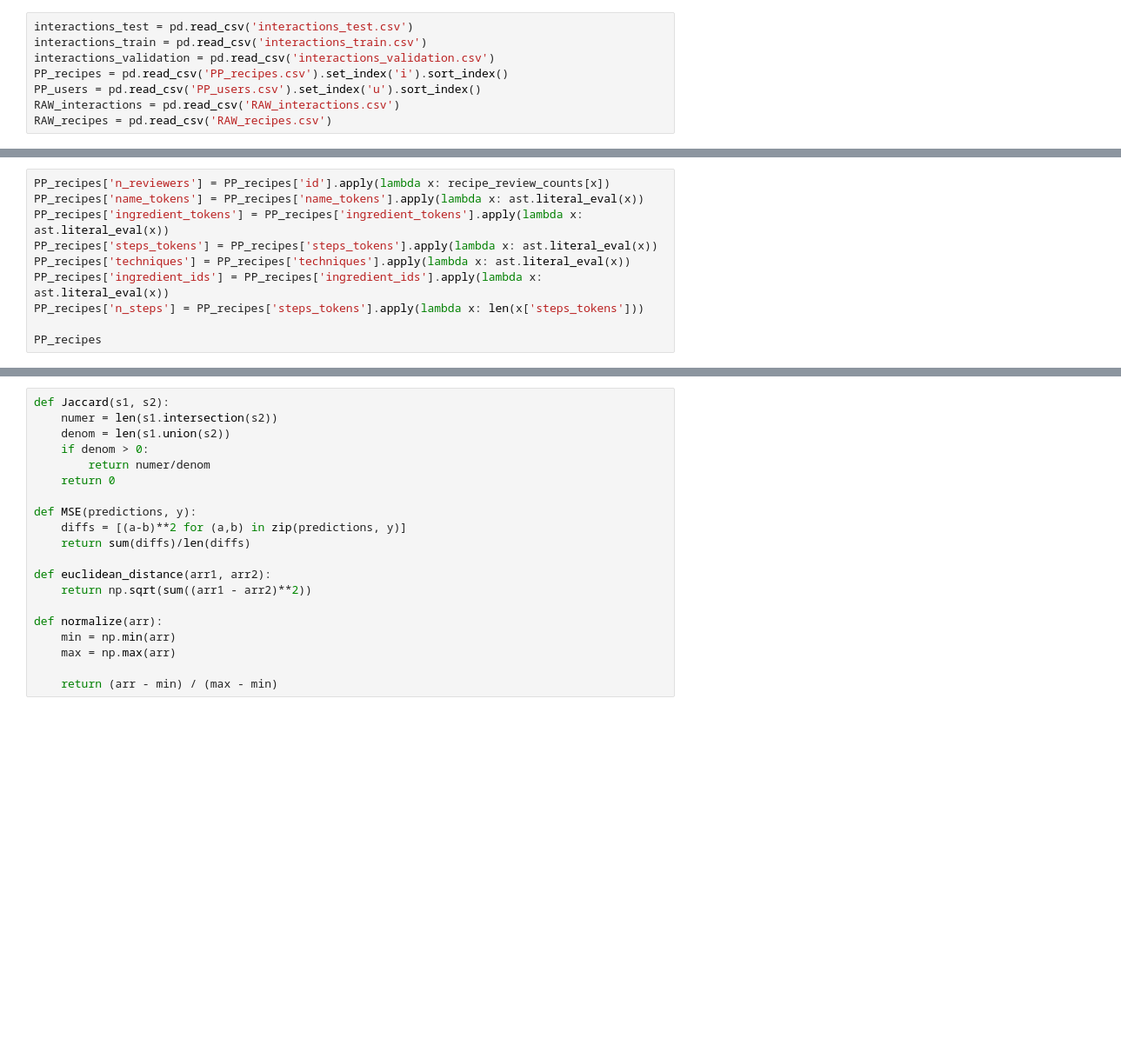
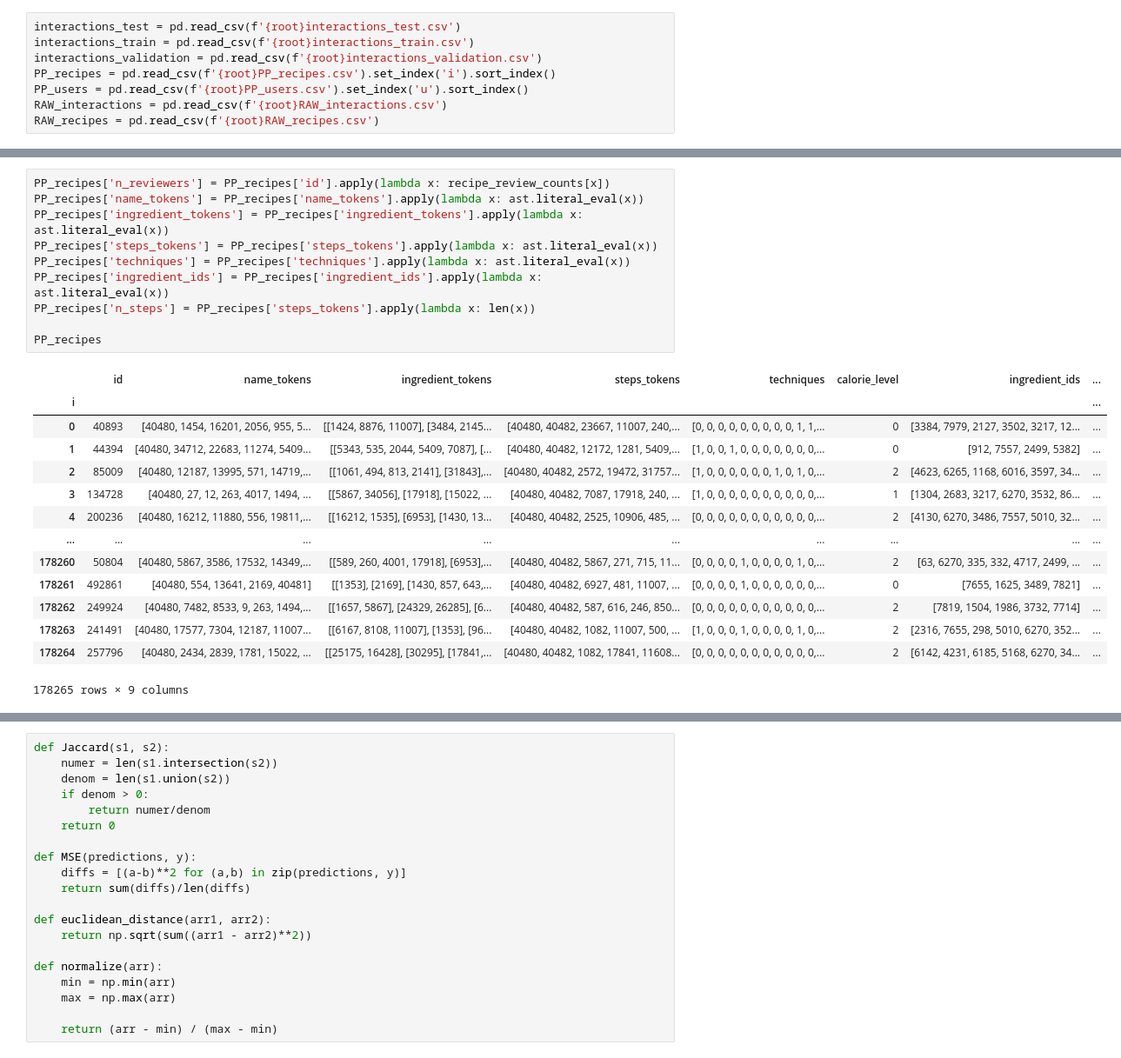
Before and after one commit to YihsuanKuo/CSE158R_Assignment2, a Jupyter notebook: a2.ipynb, the cells around one changed output, grey strips where cells are left out. Shown at 87% size. Drawn from its saved outputs; the diff is of its cells as text; blank space fills up the shorter version.

```diff
--- a/a2.ipynb
+++ b/a2.ipynb
@@ -6,11 +8,11 @@ import ast
 # %%
-interactions_test = pd.read_csv('interactions_test.csv')
-interactions_train = pd.read_csv('interactions_train.csv')
-interactions_validation = pd.read_csv('interactions_validation.csv')
-PP_recipes = pd.read_csv('PP_recipes.csv').set_index('i').sort_index()
-PP_users = pd.read_csv('PP_users.csv').set_index('u').sort_index()
-RAW_interactions = pd.read_csv('RAW_interactions.csv')
-RAW_recipes = pd.read_csv('RAW_recipes.csv')
+interactions_test = pd.read_csv(f'{root}interactions_test.csv')
+interactions_train = pd.read_csv(f'{root}interactions_train.csv')
+interactions_validation = pd.read_csv(f'{root}interactions_validation.csv')
+PP_recipes = pd.read_csv(f'{root}PP_recipes.csv').set_index('i').sort_index()
+PP_users = pd.read_csv(f'{root}PP_users.csv').set_index('u').sort_index()
+RAW_interactions = pd.read_csv(f'{root}RAW_interactions.csv')
+RAW_recipes = pd.read_csv(f'{root}RAW_recipes.csv')
 # %%
 recipe_review_counts = RAW_interactions.groupby('recipe_id')['rating'].count()
 recipe_review_counts
@@ -19,13 +44,28 @@ PP_recipes.dtypes
 # %%
 PP_recipes['n_reviewers'] = PP_recipes['id'].apply(lambda x: recipe_review_counts[x])
 PP_recipes['name_tokens'] = PP_recipes['name_tokens'].apply(lambda x: ast.literal_eval(x))
 PP_recipes['ingredient_tokens'] = PP_recipes['ingredient_tokens'].apply(lambda x: ast.literal_eval(x))
 PP_recipes['steps_tokens'] = PP_recipes['steps_tokens'].apply(lambda x: ast.literal_eval(x))
 PP_recipes['techniques'] = PP_recipes['techniques'].apply(lambda x: ast.literal_eval(x))
 PP_recipes['ingredient_ids'] = PP_recipes['ingredient_ids'].apply(lambda x: ast.literal_eval(x))
-PP_recipes['n_steps'] = PP_recipes['steps_tokens'].apply(lambda x: len(x['steps_tokens']))
+PP_recipes['n_steps'] = PP_recipes['steps_tokens'].apply(lambda x: len(x))
 
 PP_recipes
+# %% [output]
+|  | id | name_tokens | ingredient_tokens | steps_tokens | techniques | calorie_level | ingredient_ids | ... |
+| i |  |  |  |  |  |  |  | ... |
+| 0 | 40893 | [40480, 1454, 16201, 2056, 955, 5... | [[1424, 8876, 11007], [3484, 2145... | [40480, 40482, 23667, 11007, 240,... | [0, 0, 0, 0, 0, 0, 0, 0, 0, 1, 1,... | 0 | [3384, 7979, 2127, 3502, 3217, 12... | ... |
+| 1 | 44394 | [40480, 34712, 22683, 11274, 5409... | [[5343, 535, 2044, 5409, 7087], [... | [40480, 40482, 12172, 1281, 5409,... | [1, 0, 0, 1, 0, 0, 0, 0, 0, 0, 0,... | 0 | [912, 7557, 2499, 5382] | ... |
+| 2 | 85009 | [40480, 12187, 13995, 571, 14719,... | [[1061, 494, 813, 2141], [31843],... | [40480, 40482, 2572, 19472, 31757... | [1, 0, 0, 0, 0, 0, 0, 1, 0, 1, 0,... | 2 | [4623, 6265, 1168, 6016, 3597, 34... | ... |
+| 3 | 134728 | [40480, 27, 12, 263, 4017, 1494, ... | [[5867, 34056], [17918], [15022, ... | [40480, 40482, 7087, 17918, 240, ... | [1, 0, 0, 0, 0, 0, 0, 0, 0, 0, 0,... | 1 | [1304, 2683, 3217, 6270, 3532, 86... | ... |
+| 4 | 200236 | [40480, 16212, 11880, 556, 19811,... | [[16212, 1535], [6953], [1430, 13... | [40480, 40482, 2525, 10906, 485, ... | [0, 0, 0, 0, 0, 0, 0, 0, 0, 0, 0,... | 2 | [4130, 6270, 3486, 7557, 5010, 32... | ... |
+| ... | ... | ... | ... | ... | ... | ... | ... | ... |
+| 178260 | 50804 | [40480, 5867, 3586, 17532, 14349,... | [[589, 260, 4001, 17918], [6953],... | [40480, 40482, 5867, 271, 715, 11... | [0, 0, 0, 0, 1, 0, 0, 0, 0, 1, 0,... | 2 | [63, 6270, 335, 332, 4717, 2499, ... | ... |
+| 178261 | 492861 | [40480, 554, 13641, 2169, 40481] | [[1353], [2169], [1430, 857, 643,... | [40480, 40482, 6927, 481, 11007, ... | [0, 0, 0, 0, 1, 0, 0, 0, 0, 0, 0,... | 0 | [7655, 1625, 3489, 7821] | ... |
+| 178262 | 249924 | [40480, 7482, 8533, 9, 263, 1494,... | [[1657, 5867], [24329, 26285], [6... | [40480, 40482, 587, 616, 246, 850... | [0, 0, 0, 0, 0, 0, 0, 0, 0, 0, 0,... | 2 | [7819, 1504, 1986, 3732, 7714] | ... |
+| 178263 | 241491 | [40480, 17577, 7304, 12187, 11007... | [[6167, 8108, 11007], [1353], [96... | [40480, 40482, 1082, 11007, 500, ... | [1, 0, 0, 0, 1, 0, 0, 0, 0, 1, 0,... | 2 | [2316, 7655, 298, 5010, 6270, 352... | ... |
+| 178264 | 257796 | [40480, 2434, 2839, 1781, 15022, ... | [[25175, 16428], [30295], [17841,... | [40480, 40482, 1082, 17841, 11608... | [0, 0, 0, 0, 0, 0, 0, 0, 0, 0, 0,... | 2 | [6142, 4231, 6185, 5168, 6270, 34... | ... |
+178265 rows × 9 columns
 # %%
 PP_users['techniques'] = PP_users['techniques'].apply(lambda x: ast.literal_eval(x))
 PP_users['items'] = PP_users['items'].apply(lambda x: ast.literal_eval(x))
```
Also changed, not shown: parts of 10 cells of this notebook.
